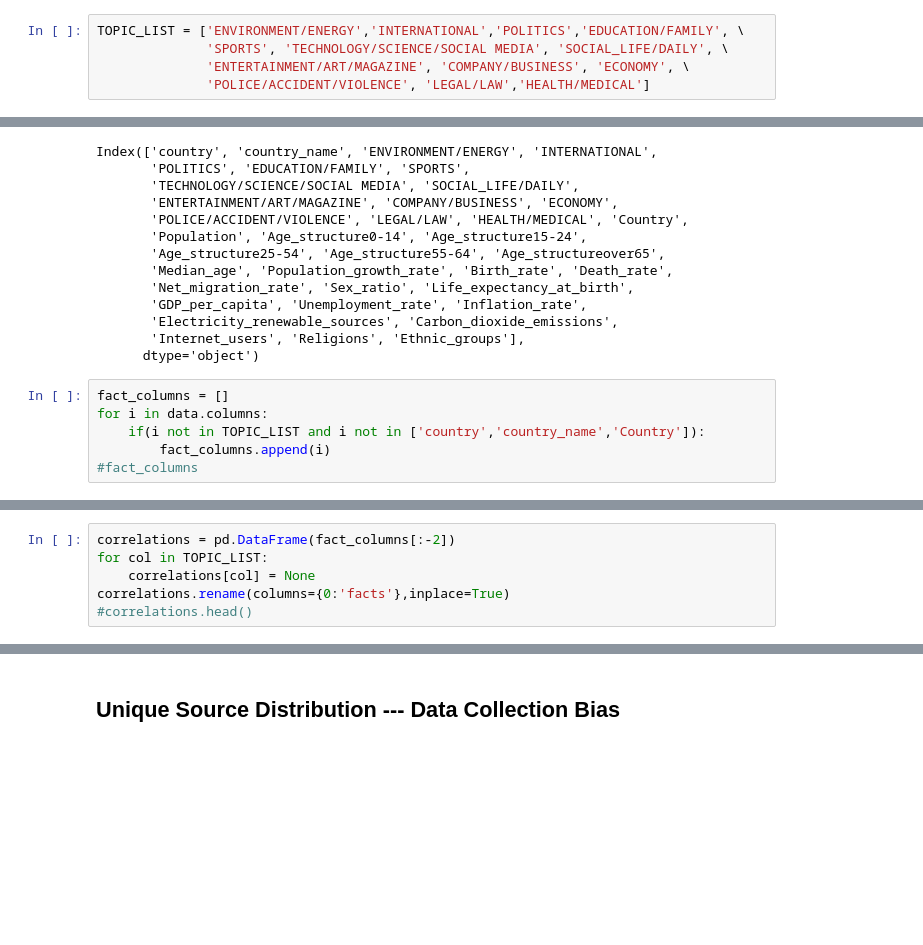
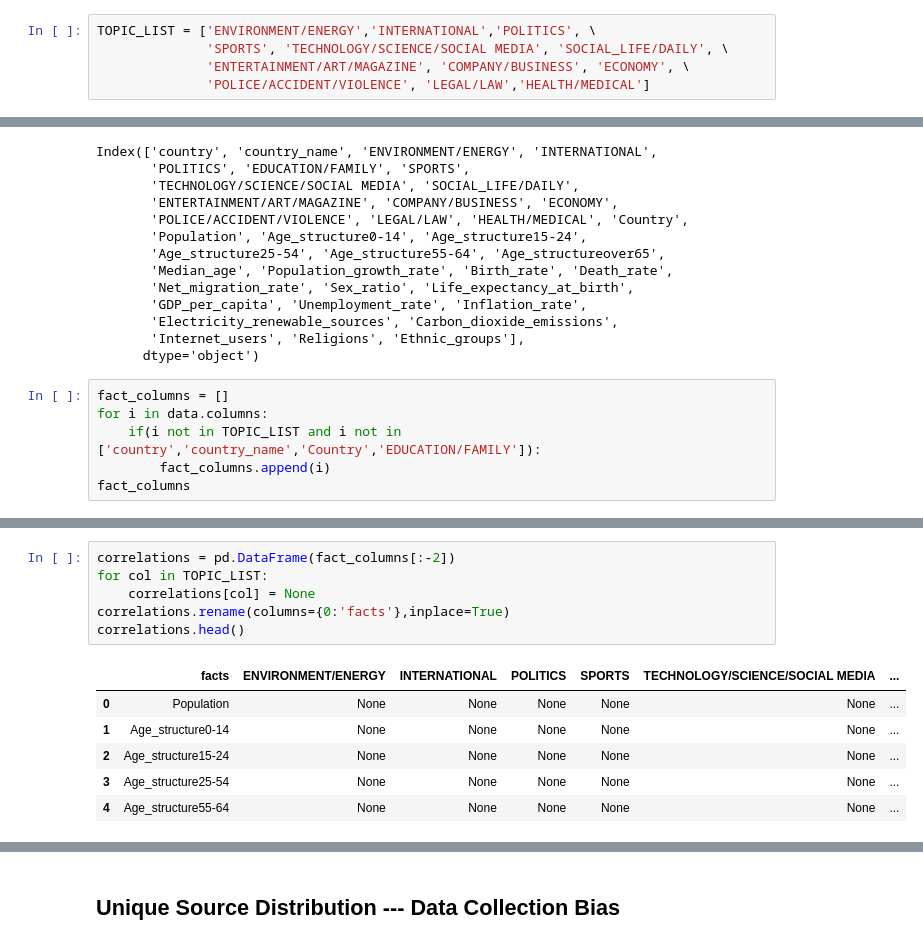
Before and after one commit to camligorkem/ADA_2018_Project, a Jupyter notebook: Notebooks/Data_Analysis.ipynb, the cells around one changed output, grey strips where cells are left out. Drawn from its saved outputs; the diff is of its cells as text; blank space fills up the shorter version.

```diff
--- a/Notebooks/Data_Analysis.ipynb
+++ b/Notebooks/Data_Analysis.ipynb
@@ -49,7 +112,7 @@ all_facts.head(2)
 # %%
 all_facts.loc[all_facts['Country']=='Tanzania','Unemployment_rate']=None
 # %%
-TOPIC_LIST = ['ENVIRONMENT/ENERGY','INTERNATIONAL','POLITICS','EDUCATION/FAMILY', \
+TOPIC_LIST = ['ENVIRONMENT/ENERGY','INTERNATIONAL','POLITICS', \
               'SPORTS', 'TECHNOLOGY/SCIENCE/SOCIAL MEDIA', 'SOCIAL_LIFE/DAILY', \
               'ENTERTAINMENT/ART/MAGAZINE', 'COMPANY/BUSINESS', 'ECONOMY', \
               'POLICE/ACCIDENT/VIOLENCE', 'LEGAL/LAW','HEALTH/MEDICAL']
@@ -77,6 +140,6 @@ Index(['country', 'country_name', 'ENVIRONMENT/ENERGY', 'INTERNATIONAL',
 # %%
 fact_columns = []
 for i in data.columns:
-    if(i not in TOPIC_LIST and i not in ['country','country_name','Country']):
+    if(i not in TOPIC_LIST and i not in ['country','country_name','Country','EDUCATION/FAMILY']):
         fact_columns.append(i)
-#fact_columns
+fact_columns
@@ -119,7 +216,14 @@ AttributeError: 'list' object has no attribute 'isnull'
 # %%
 correlations = pd.DataFrame(fact_columns[:-2])
 for col in TOPIC_LIST:
     correlations[col] = None
 correlations.rename(columns={0:'facts'},inplace=True)
-#correlations.head()
+correlations.head()
+# %% [output]
+|  | facts | ENVIRONMENT/ENERGY | INTERNATIONAL | POLITICS | SPORTS | TECHNOLOGY/SCIENCE/SOCIAL MEDIA | ... |
+| 0 | Population | None | None | None | None | None | ... |
+| 1 | Age_structure0-14 | None | None | None | None | None | ... |
+| 2 | Age_structure15-24 | None | None | None | None | None | ... |
+| 3 | Age_structure25-54 | None | None | None | None | None | ... |
+| 4 | Age_structure55-64 | None | None | None | None | None | ... |
 # %%
```
Also changed, not shown: parts of 28 cells of this notebook, 3 other files.
